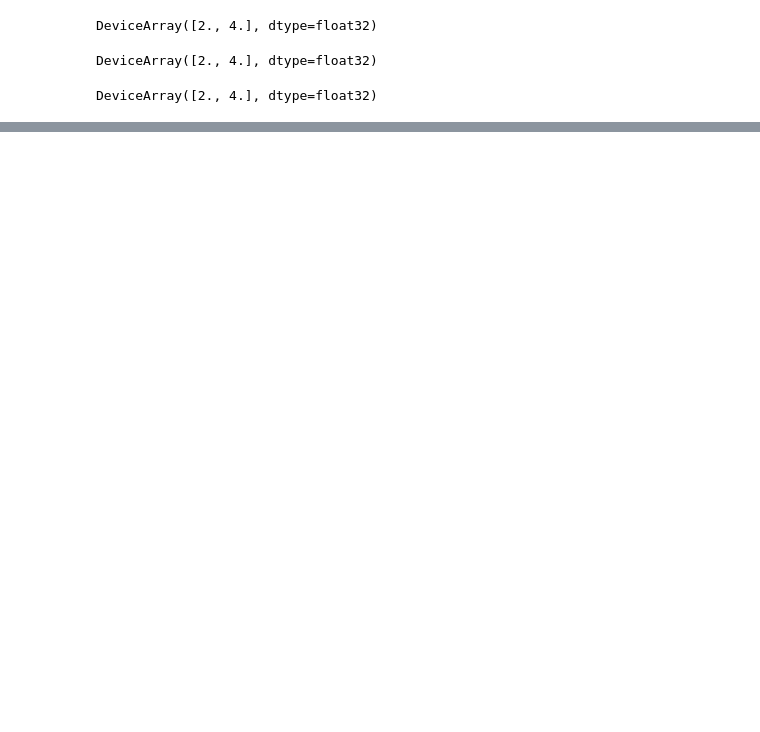
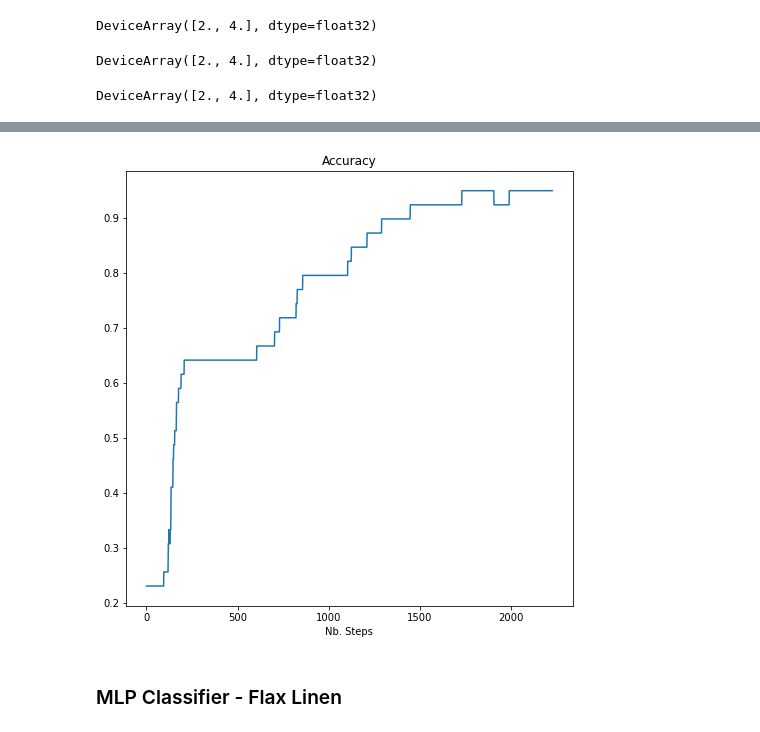
Before and after one commit to angusturner/diffuse, a Jupyter notebook: notebooks/jax.ipynb, the cells around one changed output, grey strips where cells are left out. Cells and saved outputs as stored; diff of their text form; code cells hidden in the pictures; blank space fills up the shorter version.

```diff
--- a/notebooks/jvp.ipynb
+++ b/notebooks/jax.ipynb
@@ -107,0 +147,5 @@ fig.show()
+# %%
+# define the cross-entropy for a single item
+def ce_loss(preds, target, nb_classes=3):
+    one_hot = jax.nn.one_hot(target, nb_classes)
+    return -jnp.sum(one_hot * jnp.log(preds))
@@ -107,0 +215,10 @@ fig.show()
+# %%
+plt.figure(figsize=(8, 8))
+plt.title("Accuracy")
+plt.xlabel("Nb. Steps")
+plt.plot(accs)
+plt.show()
+# %% [output]
+[figure, added]
+# %% [markdown]
+### MLP Classifier - Flax Linen
```
Also changed, not shown: parts of 21 cells of this notebook.
